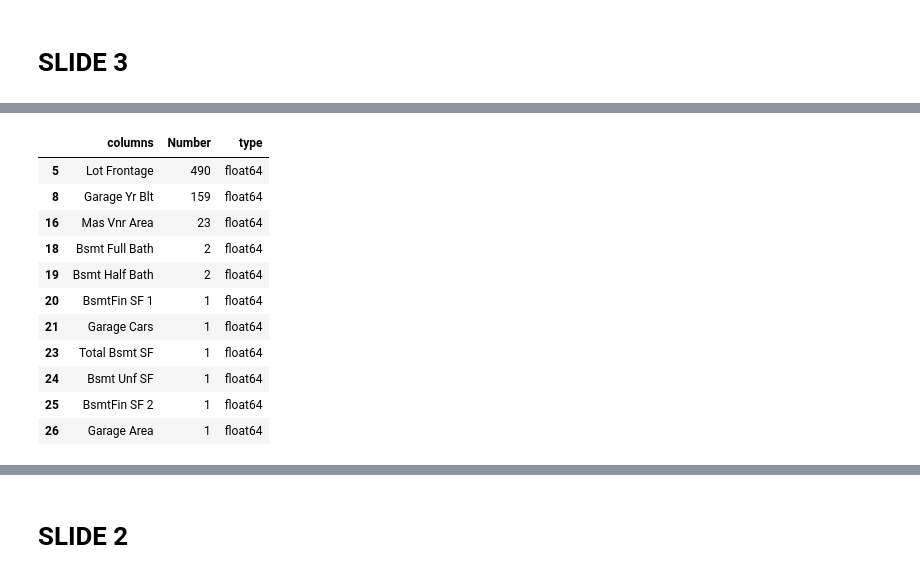
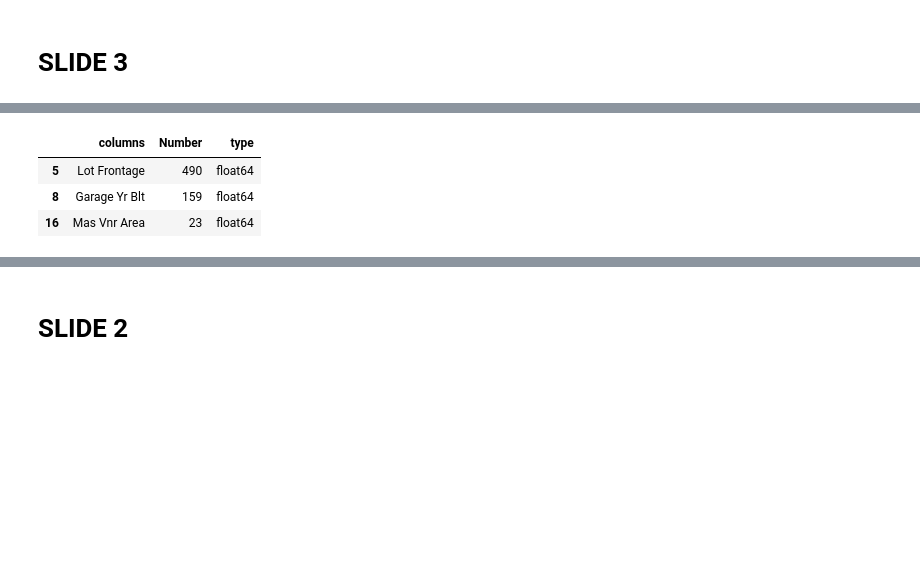
Before and after one commit to Jeremykibiru/Advanced-ML, a Jupyter notebook: project.ipynb, the cells around one changed output, grey strips where cells are left out. Saved outputs shown, nothing was run; the diff lists cells and outputs as text; code cells hidden in the pictures; blank space fills up the shorter version.

```diff
--- a/project.ipynb
+++ b/project.ipynb
@@ -60,16 +49,8 @@ categorical_vals
 # %%
 numerical_vals = missing_df[missing_df["type"]=="float64"]
-numerical_vals
+numerical_vals.head(3)
 # %% [output]
 |  | columns | Number | type |
 | 5 | Lot Frontage | 490 | float64 |
 | 8 | Garage Yr Blt | 159 | float64 |
 | 16 | Mas Vnr Area | 23 | float64 |
-| 18 | Bsmt Full Bath | 2 | float64 |
-| 19 | Bsmt Half Bath | 2 | float64 |
-| 20 | BsmtFin SF 1 | 1 | float64 |
-| 21 | Garage Cars | 1 | float64 |
-| 23 | Total Bsmt SF | 1 | float64 |
-| 24 | Bsmt Unf SF | 1 | float64 |
-| 25 | BsmtFin SF 2 | 1 | float64 |
-| 26 | Garage Area | 1 | float64 |
```
Also changed, not shown: parts of 22 cells of this notebook.
